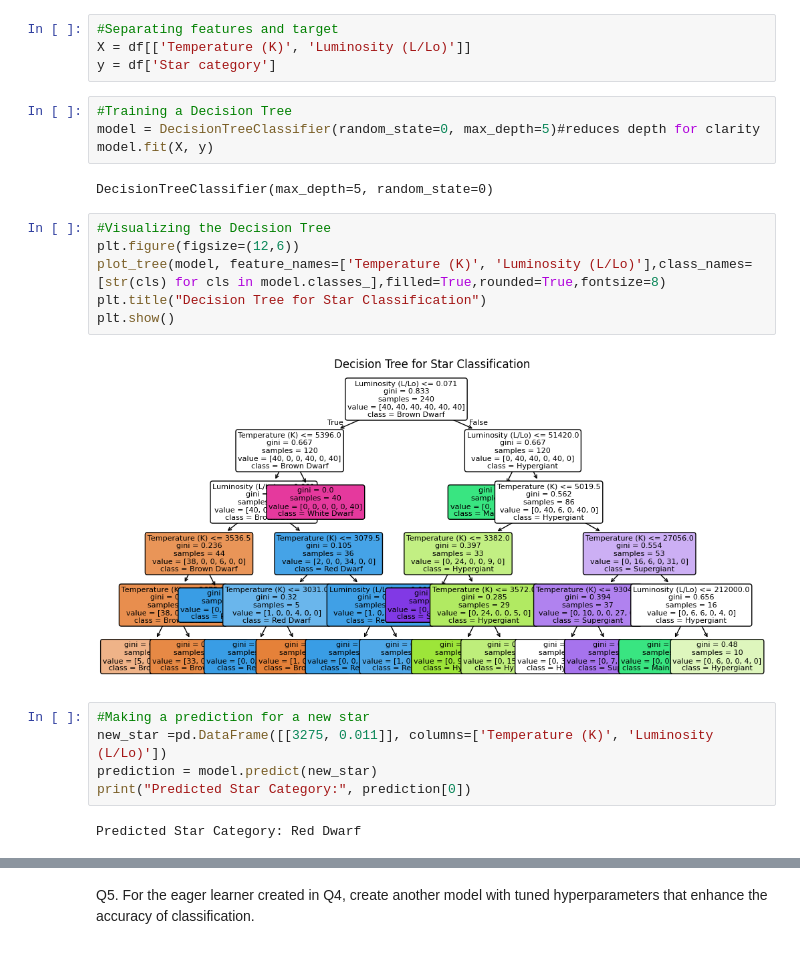
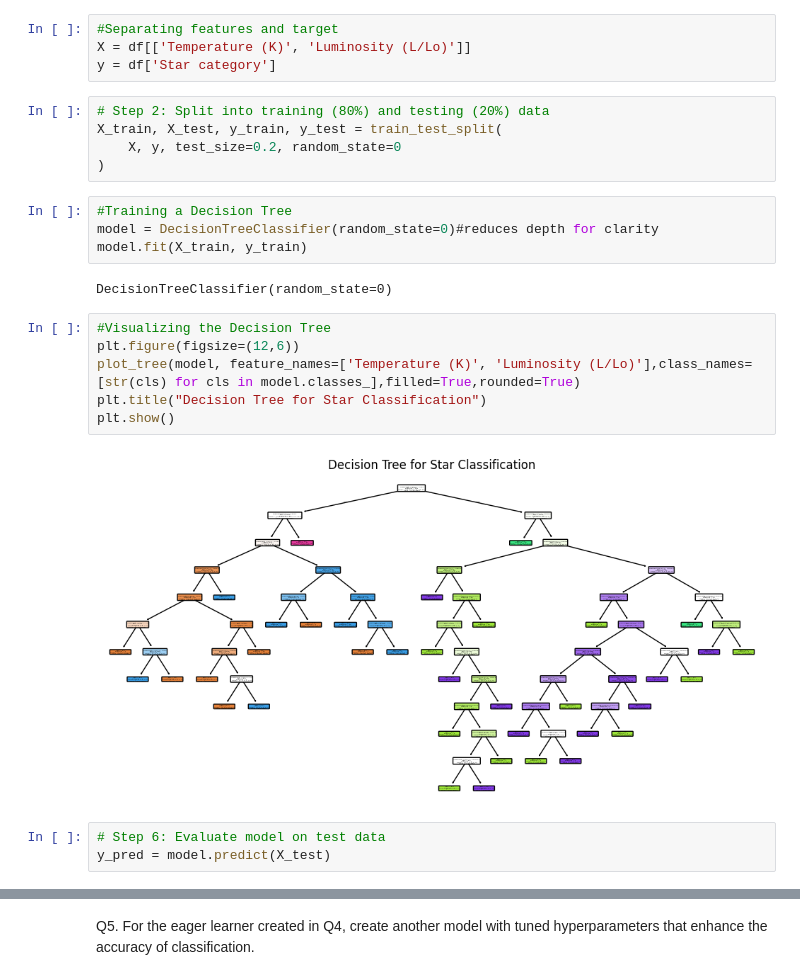
Before and after one commit to IreneWanjiruKariuki/AI-Coursework-2025, a Jupyter notebook: Stars_Classification.ipynb, the cells around one changed output, grey strips where cells are left out. Cells and saved outputs as stored; diff of their text form.

```diff
--- a/Stars_Classification.ipynb
+++ b/Stars_Classification.ipynb
@@ -273,24 +273,25 @@ features for one target variable.
 #Separating features and target
 X = df[['Temperature (K)', 'Luminosity (L/Lo)']]
 y = df['Star category']
+# %%
+# Step 2: Split into training (80%) and testing (20%) data
+X_train, X_test, y_train, y_test = train_test_split(
+    X, y, test_size=0.2, random_state=0
+)
 # %%
 #Training a Decision Tree
-model = DecisionTreeClassifier(random_state=0, max_depth=5)#reduces depth for clarity
-model.fit(X, y)
+model = DecisionTreeClassifier(random_state=0)#reduces depth for clarity
+model.fit(X_train, y_train)
 # %% [output]
-DecisionTreeClassifier(max_depth=5, random_state=0)
+DecisionTreeClassifier(random_state=0)
 # %%
 #Visualizing the Decision Tree
 plt.figure(figsize=(12,6))
-plot_tree(model, feature_names=['Temperature (K)', 'Luminosity (L/Lo)'],class_names=[str(cls) for cls in model.classes_],filled=True,rounded=True,fontsize=8)
+plot_tree(model, feature_names=['Temperature (K)', 'Luminosity (L/Lo)'],class_names=[str(cls) for cls in model.classes_],filled=True,rounded=True)
 plt.title("Decision Tree for Star Classification")
 plt.show()
 # %% [output]
-[figure, old version]
+[figure, new version]
-# %%
-#Making a prediction for a new star
-new_star =pd.DataFrame([[3275, 0.011]], columns=['Temperature (K)', 'Luminosity (L/Lo)'])
-prediction = model.predict(new_star)
-print("Predicted Star Category:", prediction[0])
-# %% [output]
-Predicted Star Category: Red Dwarf
+# %%
+# Step 6: Evaluate model on test data
+y_pred = model.predict(X_test)
```
Also changed, not shown: parts of 8 cells of this notebook.
